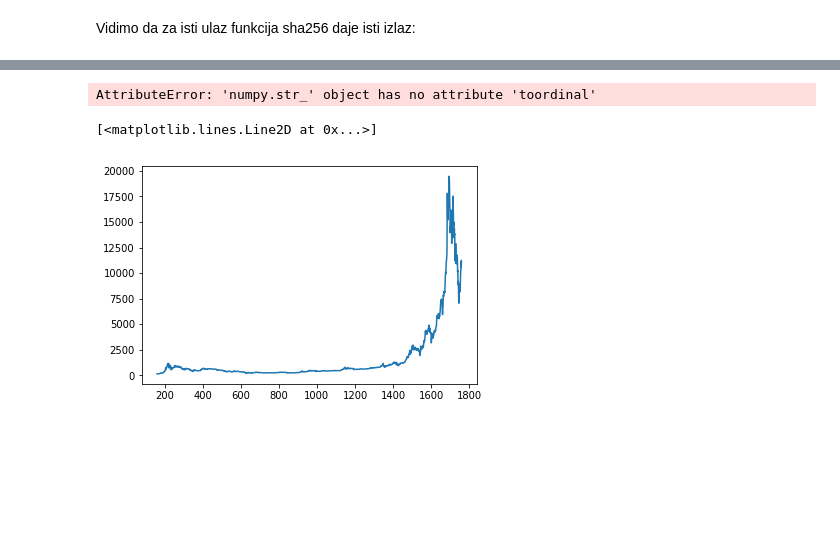
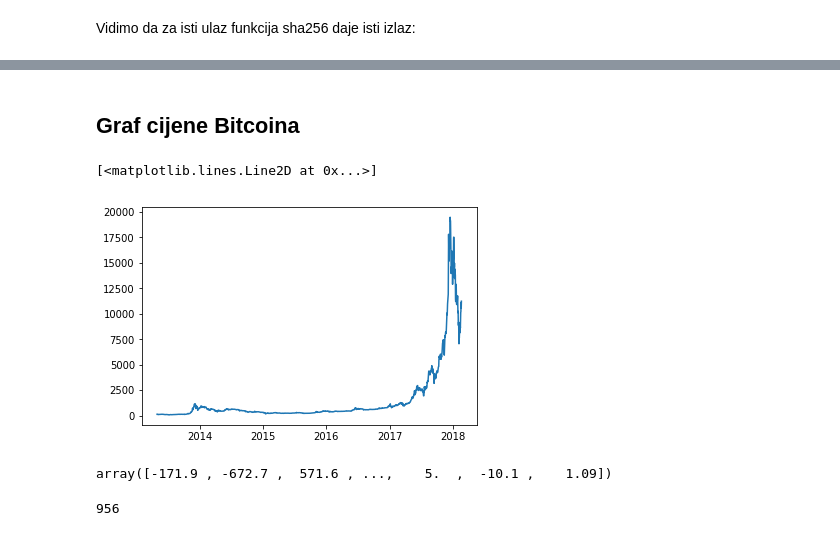
Before and after one commit to antisaa/MS-cryptocurrency, a Jupyter notebook: biljeznica.ipynb, the cells around one changed output, grey strips where cells are left out. Saved outputs shown, nothing was run; the diff lists cells and outputs as text; code cells hidden in the pictures; blank space fills up the shorter version.

```diff
--- a/biljeznica.ipynb
+++ b/biljeznica.ipynb
@@ -383,3 +350,3 @@ with open('data/bitcoin_price.csv') as file:
 # %%
 import pandas as pd
-test = pd.read_csv('data/bitcoin_price.csv')
+bitcoin = pd.read_csv('data/bitcoin_price.csv')
@@ -465,11 +376,26 @@ for i in range(0,n):
-# %%
-import matplotlib
-datees = matplotlib.dates.date2num(dates)
-matplotlib.pyplot.plot_date(datees, opens)
-# %% [output]
-AttributeError: 'numpy.str_' object has no attribute 'toordinal'
-# %%
-plt.plot(index[-1600:], opens[-1600:])
-# %% [output]
-[<matplotlib.lines.Line2D at 0x...>]
-[figure, removed]
+# %%
+from datetime import date, timedelta
+
+def getDates(lista, d1,d2):
+    #d1 = date(2013, 4, 28)  # start date
+    #d2 = date(2018, 2, 20)  # end date
+
+    delta = d2 - d1         # timedelta
+    for i in range(delta.days + 1):
+        lista.append(d2 - timedelta(days=i))
+btcLis=[]
+
+getDates(btcLis,date(2013, 4, 28),date(2018, 2, 20))
+# %% [markdown]
+## Graf cijene Bitcoina
+# %%
+%matplotlib inline
+import matplotlib.pyplot as plt
+plt.plot(btcLis,bitcoin.Open.values)
+# %% [output]
+[<matplotlib.lines.Line2D at 0x...>]
+[figure, added]
+# %%
+bitcoin.Open.values-bitcoin.Close.values
+# %% [output]
+array([-171.9 , -672.7 ,  571.6 , ...,    5.  ,  -10.1 ,    1.09])
@@ -475,0 +404,5 @@ plt.plot(index[-1600:], opens[-1600:])
+# %%
+(pozitivniDani>=0).sum()
+(pozitivniDani<0).sum()
+# %% [output]
+956
```
Also changed, not shown: parts of 54 cells of this notebook, 4 other files.
